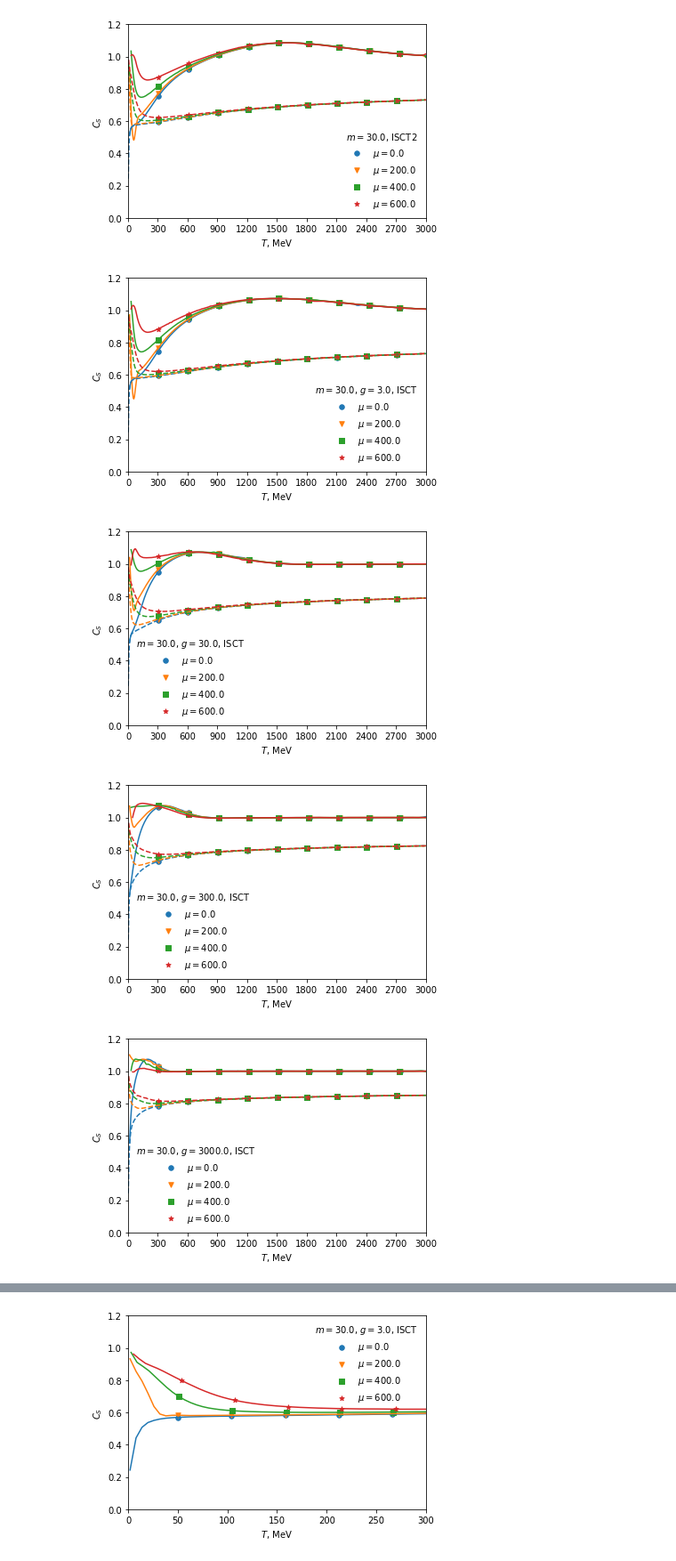
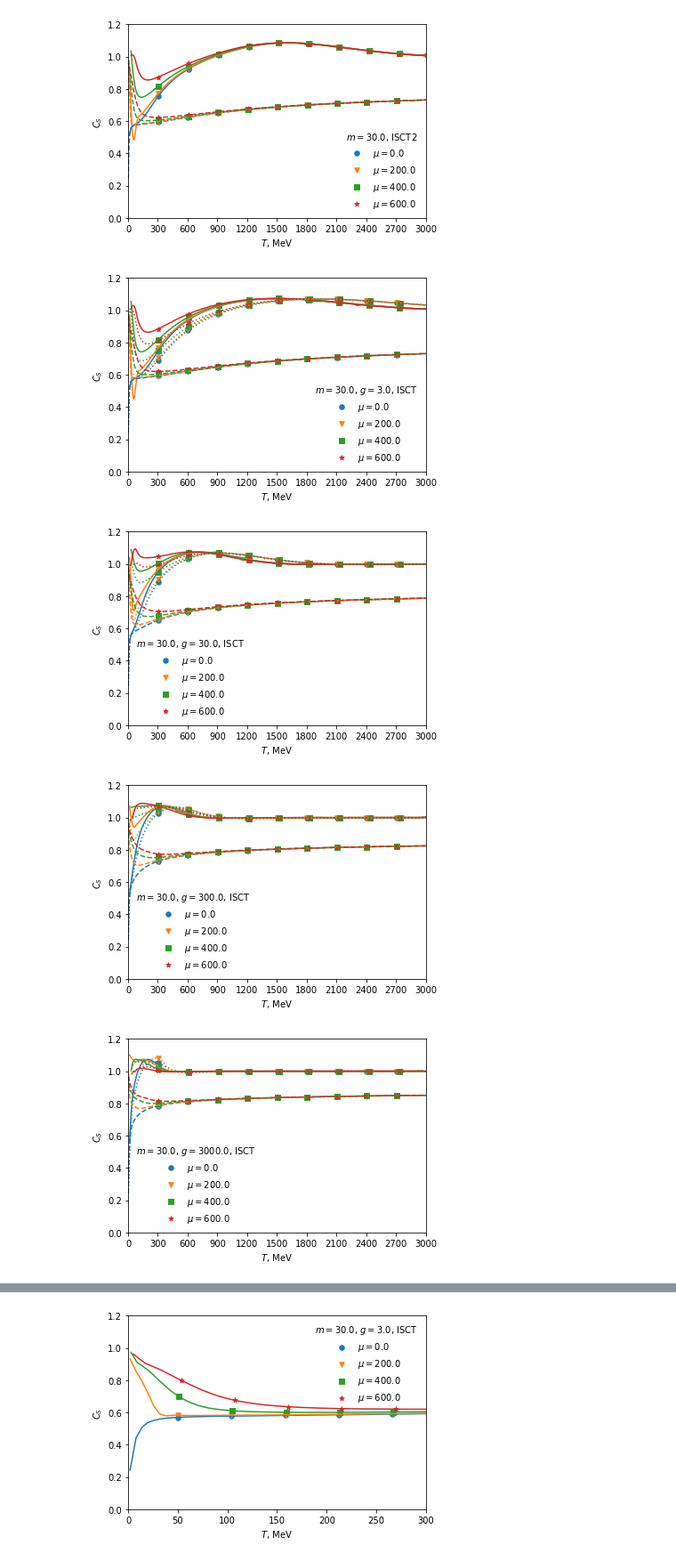
Before and after one commit to NazyS/relativistic-ISCT-EoS, a Jupyter notebook: visualization/notebook.ipynb, the cells around one changed output, grey strips where cells are left out. Shown at 89% size. Saved outputs shown, nothing was run; the diff lists cells and outputs as text; code cells hidden in the pictures.

```diff
--- a/visualization/notebook.ipynb
+++ b/visualization/notebook.ipynb
@@ -174,7 +174,7 @@ R = 0.39
 markers = cycle(['o', 'v', 's'])
 
 selected_g = [4.]
-selected_eos = ['ISCT', 'ISCT2']
+selected_eos = ['ISCT']
 
 for g in g_array:
     for label in labels:
@@ -187,6 +187,12 @@ for g in g_array:
         b = 1.
         for mu in mu_array:
             plotting('-', curve_label=f'$\\mu={mu}$' )
+
+        plt.gca().set_prop_cycle(None)
+
+        b = 0.5
+        for mu in mu_array:
+            plotting(':')
 
         plt.gca().set_prop_cycle(None)
 
@@ -417,7 +422,7 @@ mu_array = [0., 200., 400., 600.]
 
 markers = cycle(['o', 'v', 's', '*'])
 
-selected_eos = ['ISCT', 'ISCT2']
+selected_eos = ['ISCT']
 selected_m = [30.]
 selected_g = [3., 30., 300., 3000.]
 
@@ -432,34 +437,40 @@ for m in m_array:
                     continue
 
             b = 1.
             for mu in mu_array:
                 plotting('-', curve_label=f'$\\mu={mu}$')
+
+            plt.gca().set_prop_cycle(None)
+
+            b = 0.5
+            for mu in mu_array:
+                plotting(':')
 
             plt.gca().set_prop_cycle(None)
 
             b = 0.
             for mu in mu_array:
                 plotting('--')
 
 
             # plt.hlines(1, -100, 3e3 )
 
             plt.xlim(0., 3e3)
             plt.ylim(0, 1.2)
 
             make_axis_labels()
 
             plt.legend(frameon=False, title=f'$m = {m}$, $g={g}$, {label}')
 
             plot_folder = get_plot_folder('diff_mu')
             plot_file = f'cs_of_T_{particle_type}_{label}_R_{R}_g_{g}_diff_mu_.pdf'
             savepath = get_savepath()
             if saving:
                 plt.savefig(savepath)
 
             plt.show()
 # %% [output]
-[figure, old version]
+[figure, new version]
-[figure, old version]
+[figure, new version]
-[figure, old version]
+[figure, new version]
-[figure, old version]
+[figure, new version]
```
Also changed, not shown: parts of 4 cells of this notebook.
